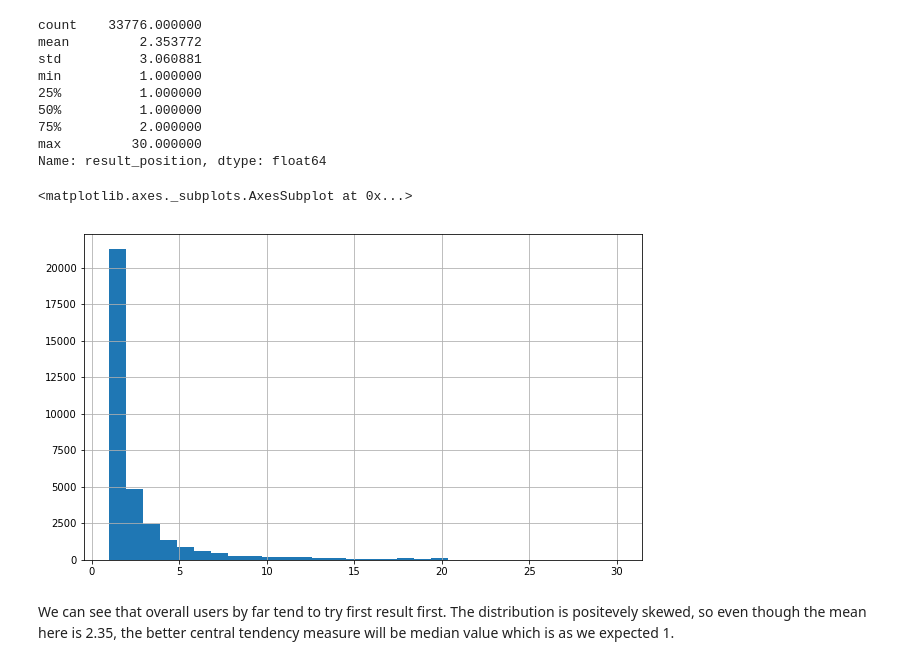
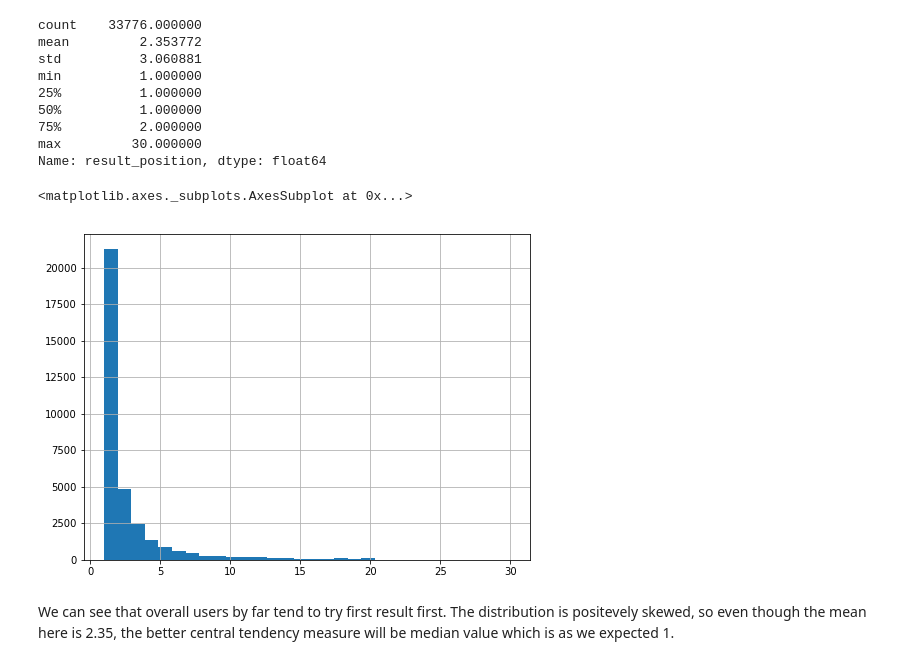
Before and after one commit to msznajder/wikipedia_users_activity_analysis, a Jupyter notebook: wikipedia_users_activity_analysis.ipynb, the cells around one changed output. Cells and saved outputs as stored; diff of their text form; code cells hidden in the pictures.

```diff
--- a/wikipedia_users_activity_analysis.ipynb
+++ b/wikipedia_users_activity_analysis.ipynb
@@ -576,10 +582,10 @@ min          1.000000
 max         30.000000
 Name: result_position, dtype: float64
 # %%
-visit_page_df["result_position"].hist(bins=30, figsize=(10, 6))
+visit_page_df["result_position"].hist(bins=30, figsize=(8, 6))
 # %% [output]
 <matplotlib.axes._subplots.AxesSubplot at 0x...>
-[figure, old version]
+[figure, new version]
 # %% [markdown]
 We can see that overall users by far tend to try first result first. The distribution is positevely skewed, so even though the mean here is 2.35, the better central tendency measure will be median value which is as we expected 1.
 # %% [markdown]
```
Also changed, not shown: parts of 15 cells of this notebook.
